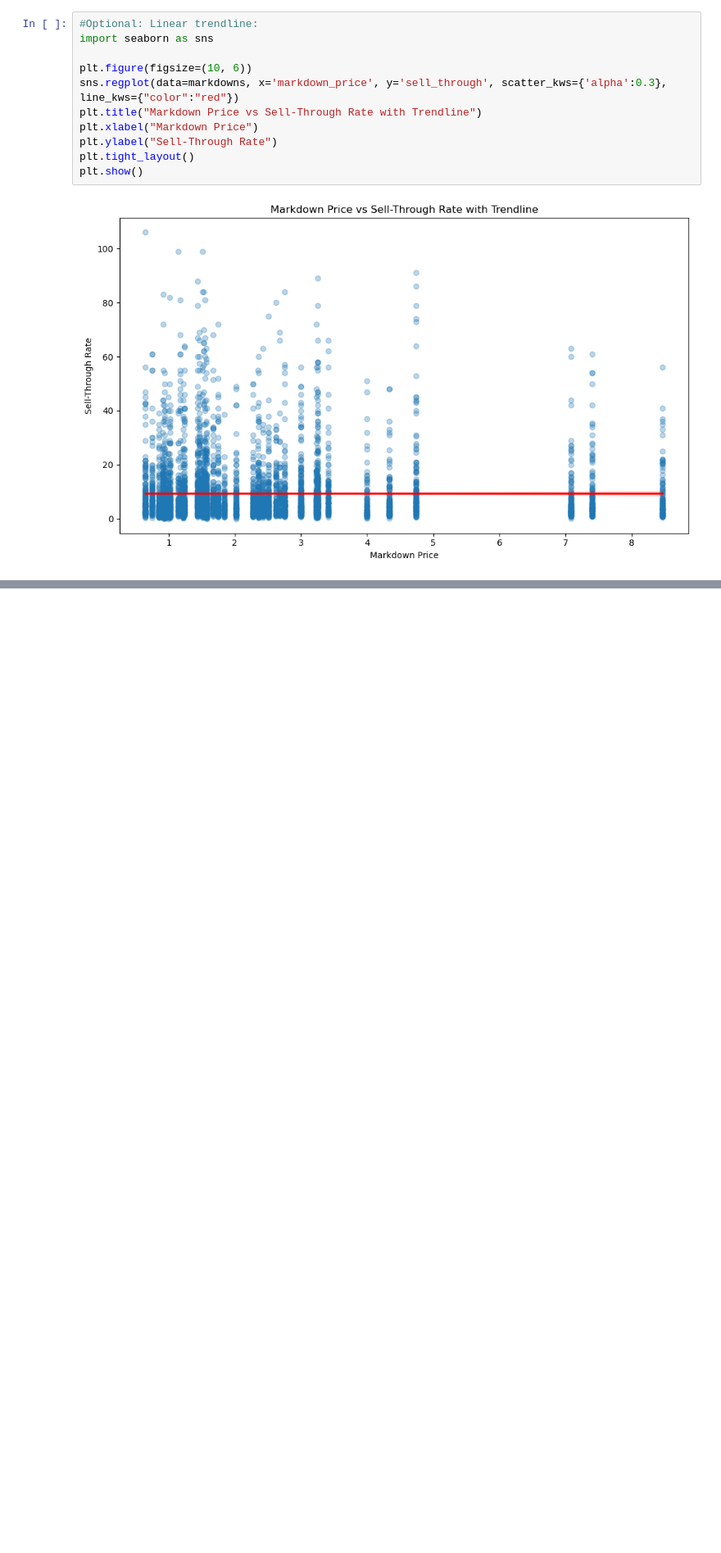
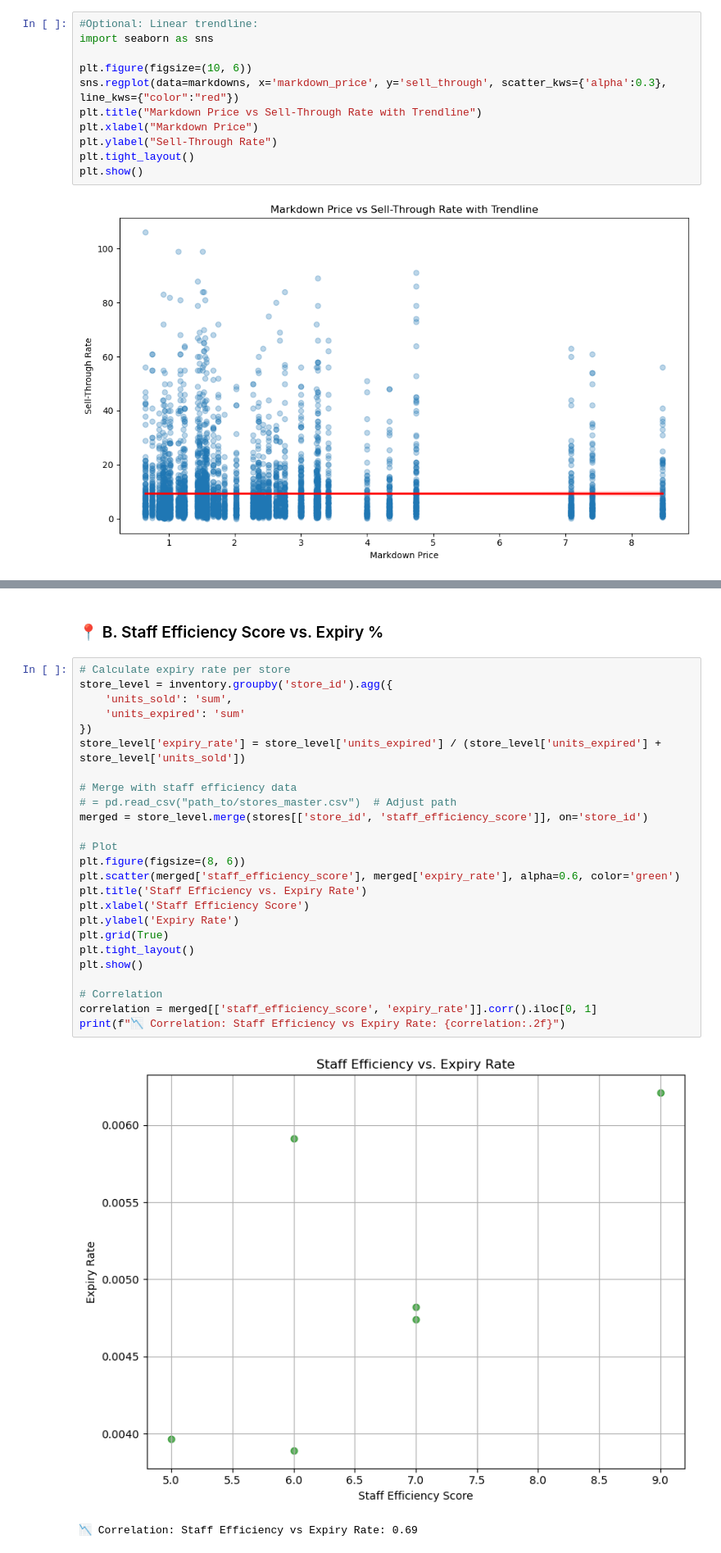
Before and after one commit to Godwin-Oti/Expiry-Loss-Minimization-Project, a Jupyter notebook: 1_Data Exploration & Inventory Behavior Analysis.ipynb, the cells around one changed output, grey strips where cells are left out. Shown at 82% size. Cells and saved outputs as stored; diff of their text form; blank space fills up the shorter version.

```diff
--- a/1_Data Exploration & Inventory Behavior Analysis.ipynb
+++ b/1_Data Exploration & Inventory Behavior Analysis.ipynb
@@ -203,0 +230,30 @@ plt.show()
+# %% [markdown]
+### 📍 B. Staff Efficiency Score vs. Expiry %
+# %%
+# Calculate expiry rate per store
+store_level = inventory.groupby('store_id').agg({
+    'units_sold': 'sum',
+    'units_expired': 'sum'
+})
+store_level['expiry_rate'] = store_level['units_expired'] / (store_level['units_expired'] + store_level['units_sold'])
+
+# Merge with staff efficiency data
+# = pd.read_csv("path_to/stores_master.csv")  # Adjust path
+merged = store_level.merge(stores[['store_id', 'staff_efficiency_score']], on='store_id')
+
+# Plot
+plt.figure(figsize=(8, 6))
+plt.scatter(merged['staff_efficiency_score'], merged['expiry_rate'], alpha=0.6, color='green')
+plt.title('Staff Efficiency vs. Expiry Rate')
+plt.xlabel('Staff Efficiency Score')
+plt.ylabel('Expiry Rate')
+plt.grid(True)
+plt.tight_layout()
+plt.show()
+
+# Correlation
+correlation = merged[['staff_efficiency_score', 'expiry_rate']].corr().iloc[0, 1]
+print(f"📉 Correlation: Staff Efficiency vs Expiry Rate: {correlation:.2f}")
+# %% [output]
+[figure, added]
+📉 Correlation: Staff Efficiency vs Expiry Rate: 0.69
```
Also changed, not shown: parts of 19 cells of this notebook.
